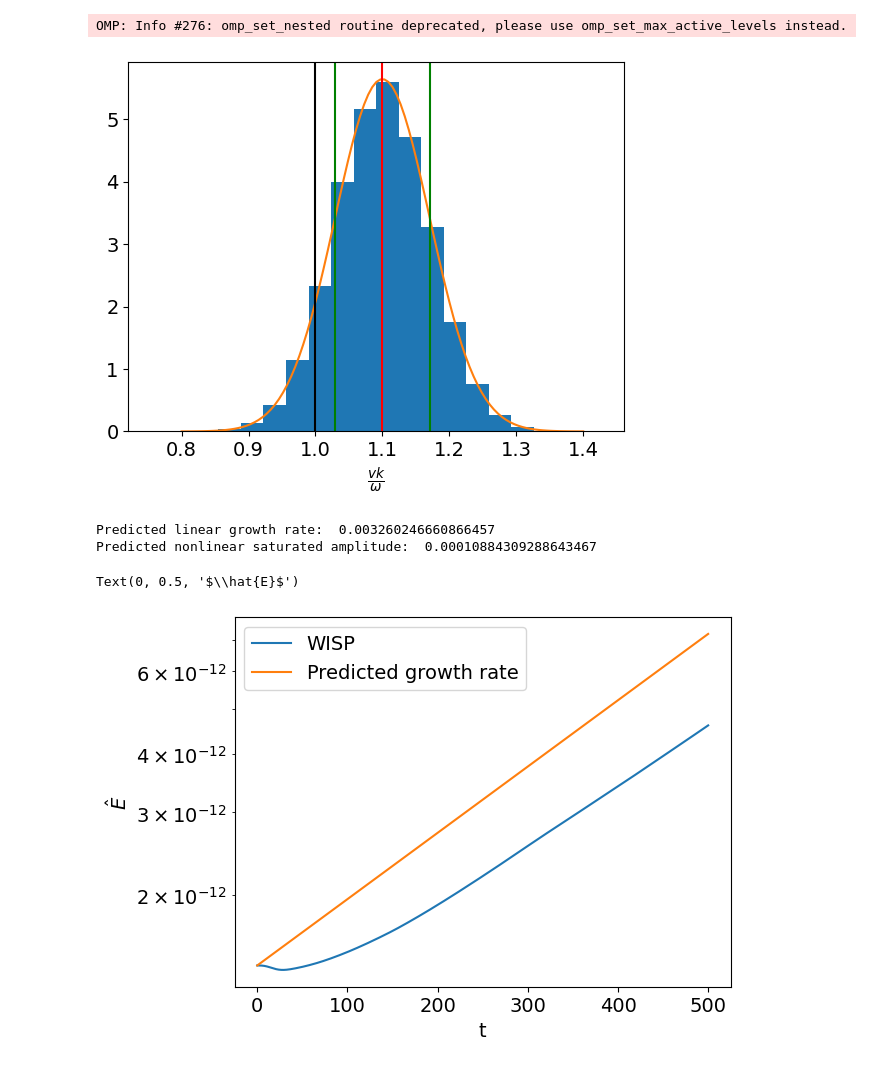
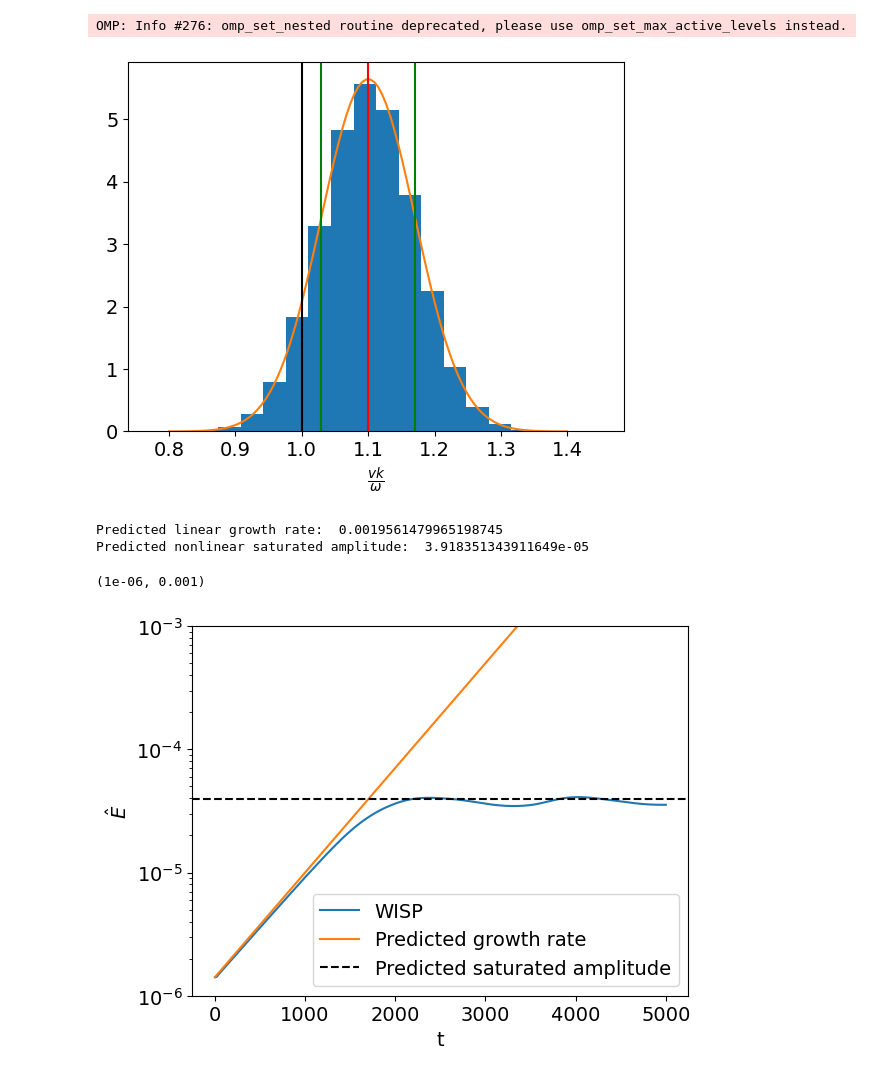
Before and after one commit to ejpaul/wisp_proto, a Jupyter notebook: examples/nonlinear_delta_f_example.ipynb, the cells around one changed output. Drawn from its saved outputs; the diff is of its cells as text; code cells hidden in the pictures.

```diff
--- a/examples/nonlinear_delta_f_example.ipynb
+++ b/examples/nonlinear_delta_f_example.ipynb
@@ -14,10 +14,10 @@ from wisp.diagnostics import (
 )
 # %%
 sim_params = {
-    "E_c": 1e-12,  # initial E_c (cosine component)
-    "E_s": -1e-12,  # initial E_s (sine component)
-    "nb_over_ne": 5e-5,  # coupling constant
-    "n_steps": 5000,  # number of timesteps
+    "E_c": 1e-6,  # initial E_c (cosine component)
+    "E_s": -1e-6,  # initial E_s (sine component)
+    "nb_over_ne": 3e-5,  # coupling constant
+    "n_steps": 50000,  # number of timesteps
     "dt": 0.1,  # timestep (normalized by wave period)
     "n_particles": 500000,  # number of particles
     "vb": 0.1,  # beam thermal velocity over wave phase velocity
@@ -50,24 +50,25 @@ E_amp_hist = sim_outputs["E_amp_hist"]
 phi_hist = sim_outputs["phi_hist"]
 time = sim_outputs["time"]
 # %% [output]
-[figure, old version]
+[figure, new version]
 # %%
 gamma = compute_gamma(sim_params)
 
 print('Predicted linear growth rate: ', gamma)
 print('Predicted nonlinear saturated amplitude: ', gamma * gamma * (3.2 * 3.2))
 # %% [output]
-Predicted linear growth rate:  0.003260246660866457
-Predicted nonlinear saturated amplitude:  0.00010884309288643467
+Predicted linear growth rate:  0.0019561479965198745
+Predicted nonlinear saturated amplitude:  3.918351343911649e-05
 # %%
 plt.figure()
 plt.semilogy(time, np.abs(E_amp_hist), label='WISP')
 plt.semilogy(time, np.abs(E_amp_hist[0])*np.exp(gamma*time), label='Predicted growth rate')
+plt.axhline(gamma * gamma * (3.2 * 3.2), color='k', linestyle='--', label='Predicted saturated amplitude')
 plt.legend()
 plt.xlabel('t')
 plt.ylabel(r'$\hat{E}$')
 # plt.xlim([0,10])
-# plt.ylim([1e-10,1e-3])
+plt.ylim([1e-6,1e-3])
 # %% [output]
-Text(0, 0.5, '$\\hat{E}$')
+(1e-06, 0.001)
-[figure, old version]
+[figure, new version]
```
Also changed, not shown: parts of 1 cell of this notebook, 5 other files.
